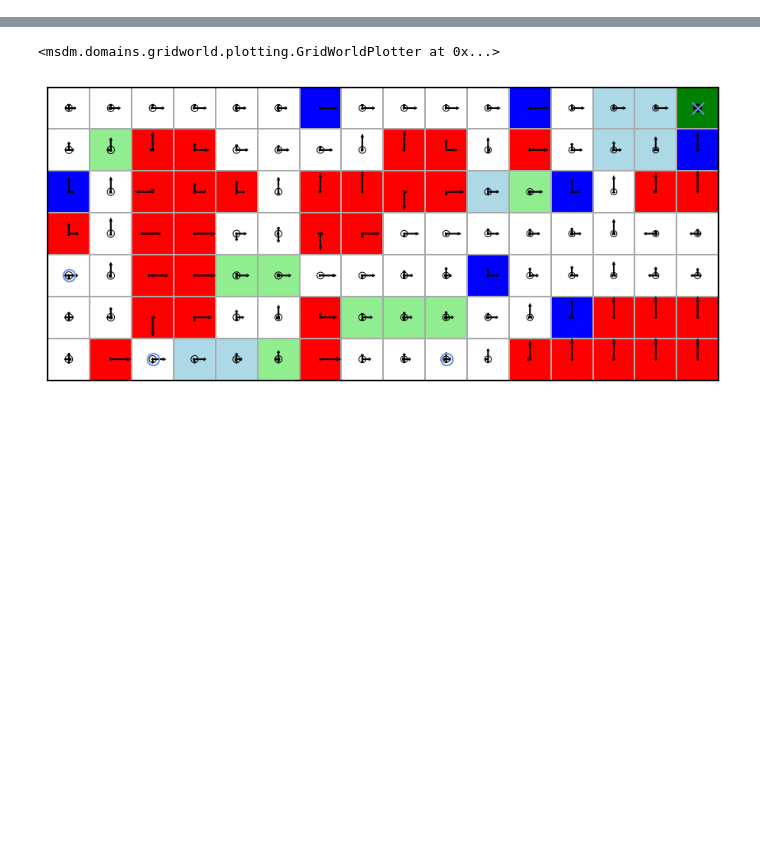
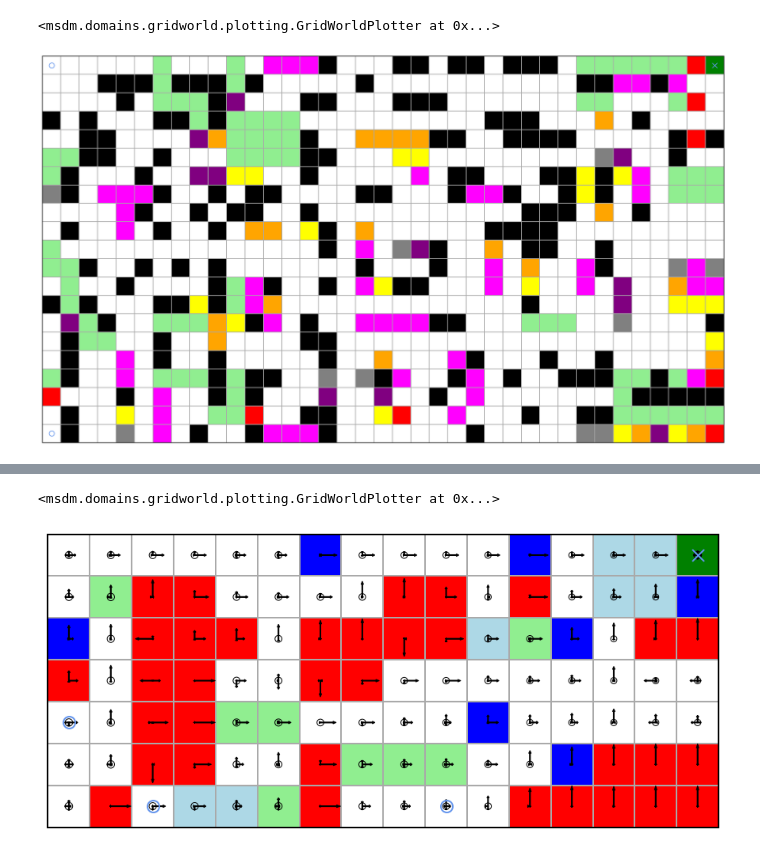
Before and after one commit to iamsamliang/IRL_IW, a Jupyter notebook: construal2.ipynb, the cells around one changed output, grey strips where cells are left out. Drawn from its saved outputs; the diff is of its cells as text; code cells hidden in the pictures; blank space fills up the shorter version.

```diff
--- a/construal2.ipynb
+++ b/construal2.ipynb
@@ -17,5 +17,6 @@ batch_size = 128
 lr = 1
 weight_decay = 0
 momentum = 0.9
-entropy_weight = 3.9
+entropy_weight = 2
 discount_rate = 0.99
+step_cost = -1
@@ -58,3 +23,62 @@ mdp.plot(featurecolors=featurecolors)
+# %%
+# Gridworld with 8 FEATURES not including goal, '.', or start states
+mdp = GridWorld(
+    tile_array=[
+        "s.....r...r.vvvx...xx.xx.xxx.rrrrrrzg",
+        "...xxxrxxxrx.....x...........xxvvxv..",
+        "....x.rrrxu...xx...xxx.......rr...rz.",
+        "x.x...xxrxrrrr..........xxx...y.x....",
+        "..xx....uyrrrrx..yyyyxx..xxxx.....xzx",
+        "rrxx..x...rrrrxx...ww.........tu..x..",
+        "rx...x..uuww..x.....v.xx...xxwxwv.rrr",
+        "tx.vvvx..x.xx....xx...xvvx..xwx.v.rrr",
+        "....vx..x.xx..x...........xxx.y.x....",
+        ".x..v.x..x.yy.wx.y......xxxx.........",
+        "r..............x.v.tux..y.xx..x......",
+        "rrx..x.x.x.......x...x..v.y..vx...tvt",
+        ".r..x....xrvx..x.vwxx...v.w..v.u..yvv",
+        "xrx...xxwxrvy.............x....u..www",
+        ".urx..rrrywxv.x..vvvvxx...rrr..t....x",
+        ".xrr..x..y....xx....................w",
+        ".x..v.x..x.....x..y...vx...x..x.....y",
+        "rx..v.rrrxrxx..t.txv..xv.x..xxxrrxrvz",
+        "z...x.v..xrx...u..u..x.v.......rxxxxx",
+        ".x..w.v..rrz..xx..wz..v...x..xxrrrrrr",
+        "sx..t.v.x..xvvvx.......x.....ttwyuwyz",
+    ],
+    feature_rewards={
+        '.': 0,
+        'g': 0,
+        'r': 0.5,
+        't': -1,
+        'u': -2,
+        'v': -5,
+        'w': -7,
+        'x': -10,
+        'y': -13,
+        'z': -50,
+    },
+    absorbing_features=('g'),
+    initial_features=('s'),
+    discount_rate=discount_rate,
+    step_cost=step_cost,
+)
+featurecolors = {
+    '.': 'white',
+    'g': 'green',
+    'r': 'lightgreen',
+    't': 'grey',
+    'u': 'purple',
+    'v': 'magenta',
+    'w': 'yellow',
+    'x': 'black',
+    'y': 'orange',
+    'z': 'red',
+}
+mdp.plot(featurecolors=featurecolors)
+# %% [output]
+<msdm.domains.gridworld.plotting.GridWorldPlotter at 0x...>
+[figure, added]
 # %%
 expert_erpi_params = dict(
     transition_matrix=torch.tensor(mdp.transition_matrix),
```
Also changed, not shown: parts of 5 cells of this notebook, 1 other file.
